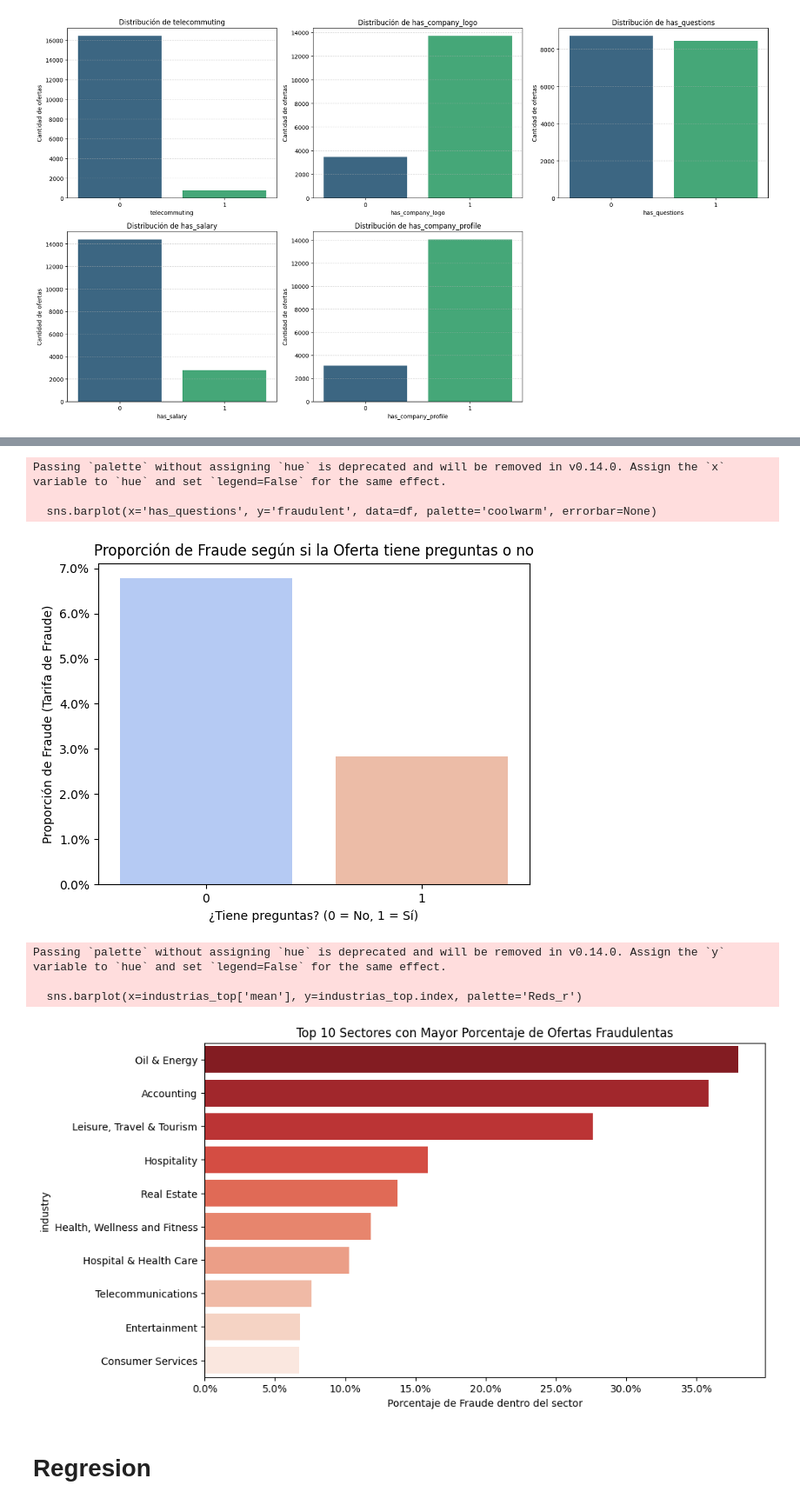
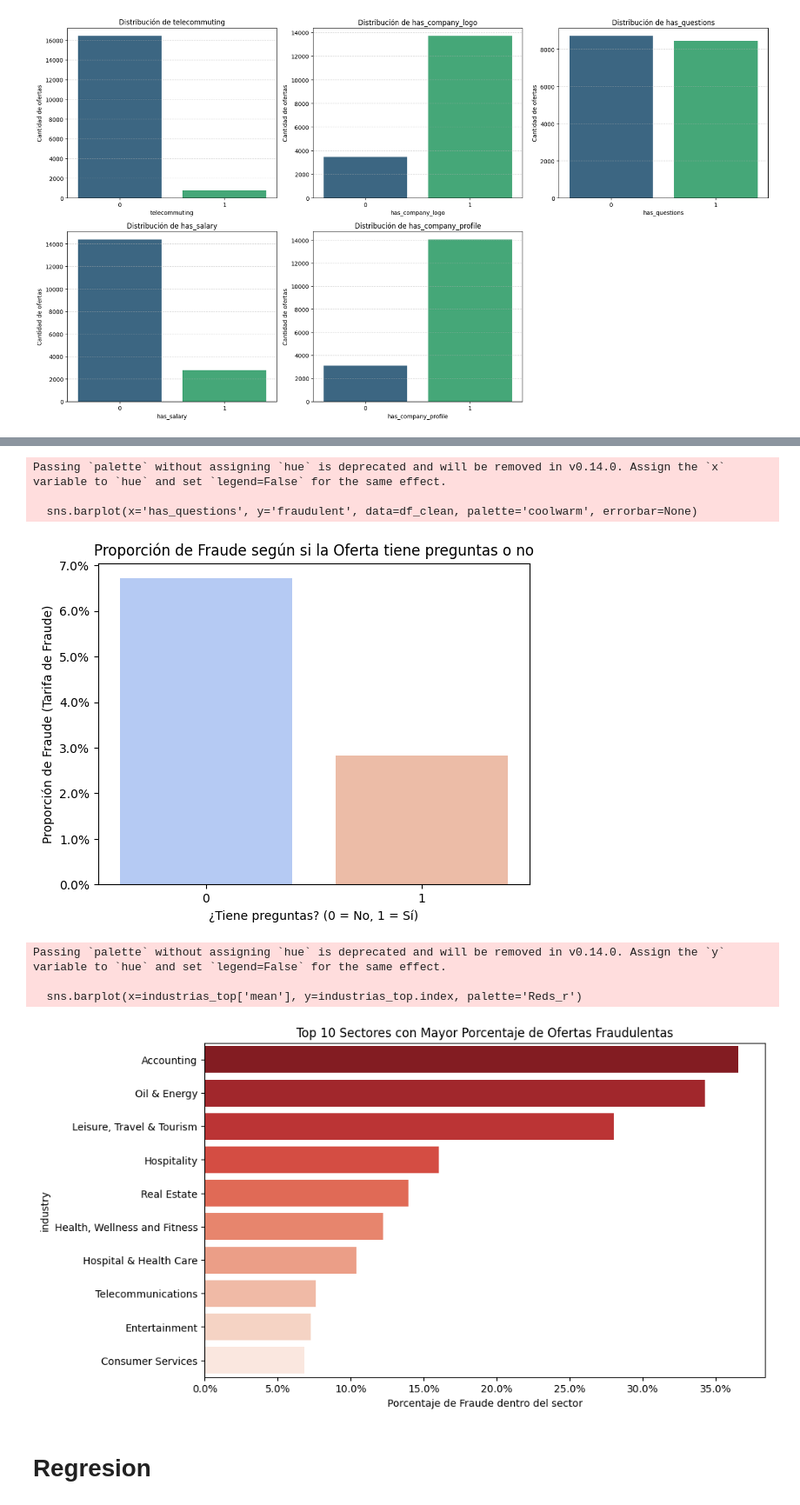
Before and after one commit to Bootcamp-DA-P2/proyecto8-problemaclasificacion-grupo5, a Jupyter notebook: main.ipynb, the cells around one changed output, grey strips where cells are left out. Shown at 87% size. Cells and saved outputs as stored; diff of their text form; code cells hidden in the pictures.

```diff
--- a/main.ipynb
+++ b/main.ipynb
@@ -412,5 +412,5 @@ Passing `palette` without assigning `hue` is deprecated and will be removed in v
 # %%
-sns.barplot(x='has_questions', y='fraudulent', data=df, palette='coolwarm', errorbar=None)
+sns.barplot(x='has_questions', y='fraudulent', data=df_clean, palette='coolwarm', errorbar=None)
 plt.title('Proporción de Fraude según si la Oferta tiene preguntas o no')
 plt.ylabel('Proporción de Fraude (Tarifa de Fraude)')
 plt.xlabel('¿Tiene preguntas? (0 = No, 1 = Sí)')
@@ -422,27 +422,27 @@ plt.show()
 # %% [output]
 Passing `palette` without assigning `hue` is deprecated and will be removed in v0.14.0. Assign the `x` variable to `hue` and set `legend=False` for the same effect.
 
-  sns.barplot(x='has_questions', y='fraudulent', data=df, palette='coolwarm', errorbar=None)
+  sns.barplot(x='has_questions', y='fraudulent', data=df_clean, palette='coolwarm', errorbar=None)
-[figure, old version]
+[figure, new version]
 # %%
 # 1. Agrupamos por industria y calculamos el porcentaje de fraude y el conteo total
-analisis_industria = df.groupby('industry')['fraudulent'].agg(['mean', 'count'])
+analisis_industria = df_clean.groupby('industry')['fraudulent'].agg(['mean', 'count'])
 
 # 2. Filtramos industrias con muy pocas ofertas (por ejemplo, menos de 50) para evitar datos ruidosos
 industrias_top = analisis_industria[analisis_industria['count'] > 50].sort_values(by='mean', ascending=False).head(10)
 
 # 3. Pintamos el Top 10 de sectores más peligrosos
 plt.figure(figsize=(10, 6))
 sns.barplot(x=industrias_top['mean'], y=industrias_top.index, palette='Reds_r')
 plt.title('Top 10 Sectores con Mayor Porcentaje de Ofertas Fraudulentas')
 plt.xlabel('Porcentaje de Fraude dentro del sector')
 plt.gca().xaxis.set_major_formatter(PercentFormatter(1.0))
 plt.show()
 # %% [output]
 Passing `palette` without assigning `hue` is deprecated and will be removed in v0.14.0. Assign the `y` variable to `hue` and set `legend=False` for the same effect.
 
   sns.barplot(x=industrias_top['mean'], y=industrias_top.index, palette='Reds_r')
-[figure, old version]
+[figure, new version]
 # %% [markdown]
 # **Regresion**
 # %%
```
Also changed, not shown: parts of 5 cells of this notebook.
